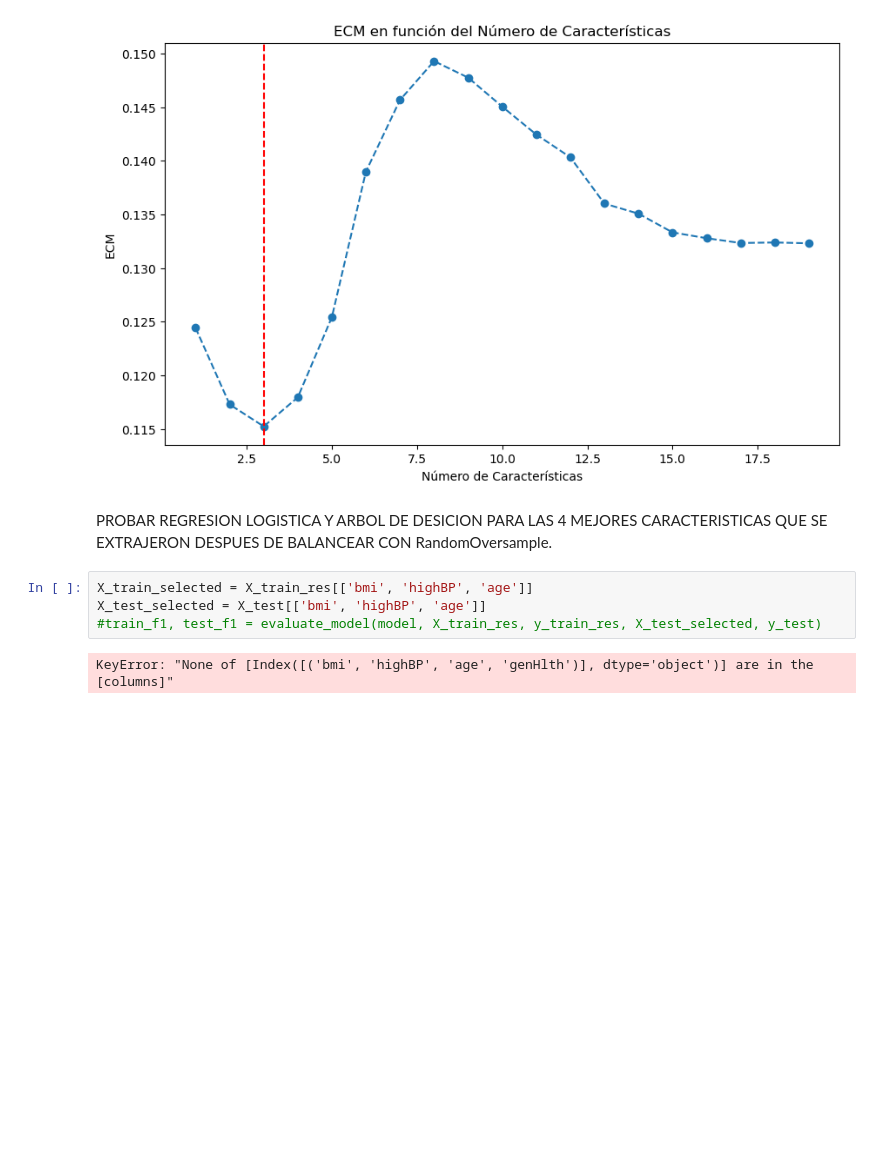
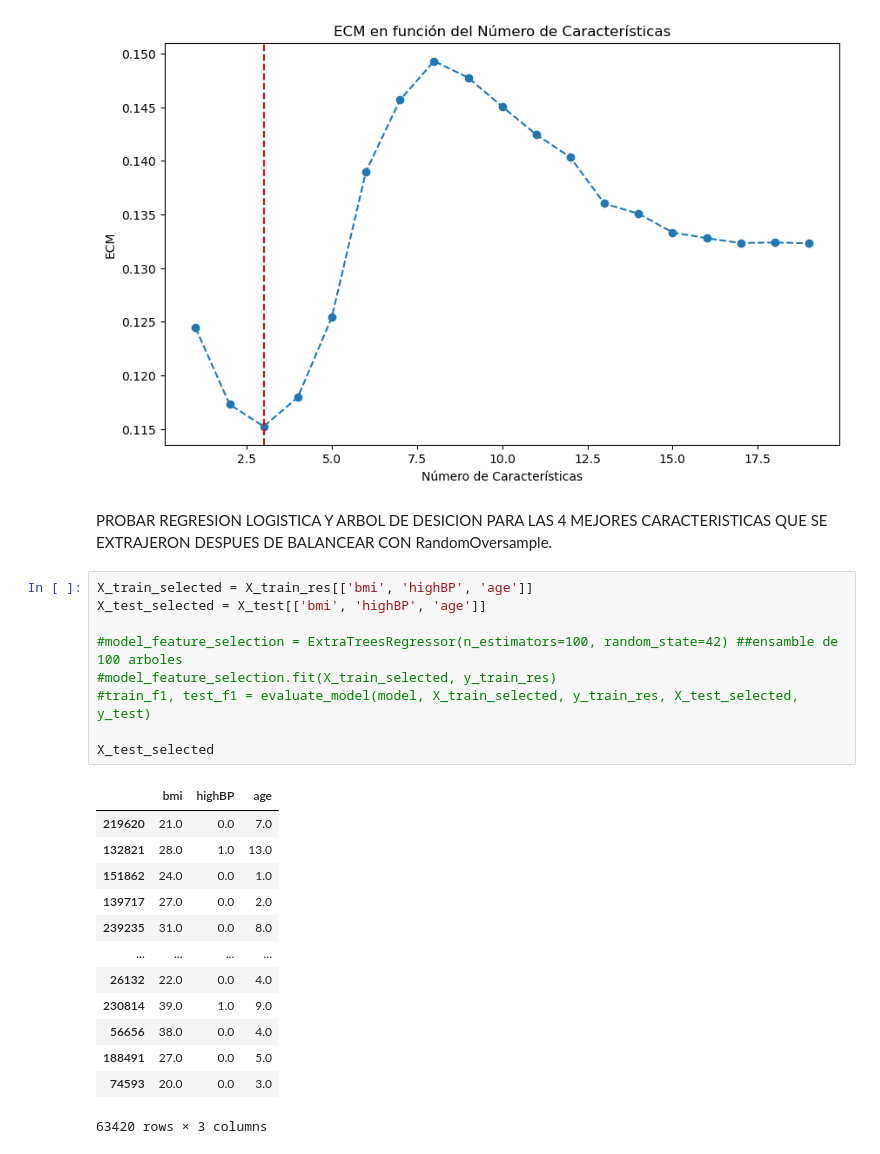
Before and after one commit to juanlt9905/machineLearning2025, a Jupyter notebook: balanceoRandOv_y_seleccionExRegTree.ipynb, the cells around one changed output. Saved outputs shown, nothing was run; the diff lists cells and outputs as text; blank space fills up the shorter version.

```diff
--- a/balanceoRandOv_y_seleccionExRegTree.ipynb
+++ b/balanceoRandOv_y_seleccionExRegTree.ipynb
@@ -242,6 +242,23 @@ PROBAR REGRESION LOGISTICA Y ARBOL DE DESICION PARA LAS 4 MEJORES CARACTERISTICA
 # %%
 X_train_selected = X_train_res[['bmi', 'highBP', 'age']]
 X_test_selected = X_test[['bmi', 'highBP', 'age']]
-#train_f1, test_f1 = evaluate_model(model, X_train_res, y_train_res, X_test_selected, y_test)
+
+#model_feature_selection = ExtraTreesRegressor(n_estimators=100, random_state=42) ##ensamble de 100 arboles
+#model_feature_selection.fit(X_train_selected, y_train_res)
+#train_f1, test_f1 = evaluate_model(model, X_train_selected, y_train_res, X_test_selected, y_test)
+
+X_test_selected
 # %% [output]
+|  | bmi | highBP | age |
+| 219620 | 21.0 | 0.0 | 7.0 |
+| 132821 | 28.0 | 1.0 | 13.0 |
+| 151862 | 24.0 | 0.0 | 1.0 |
+| 139717 | 27.0 | 0.0 | 2.0 |
+| 239235 | 31.0 | 0.0 | 8.0 |
+| ... | ... | ... | ... |
+| 26132 | 22.0 | 0.0 | 4.0 |
+| 230814 | 39.0 | 1.0 | 9.0 |
+| 56656 | 38.0 | 0.0 | 4.0 |
+| 188491 | 27.0 | 0.0 | 5.0 |
+| 74593 | 20.0 | 0.0 | 3.0 |
-KeyError: "None of [Index([('bmi', 'highBP', 'age', 'genHlth')], dtype='object')] are in the [columns]"
+63420 rows × 3 columns
```
Also changed, not shown: 1 other file.
